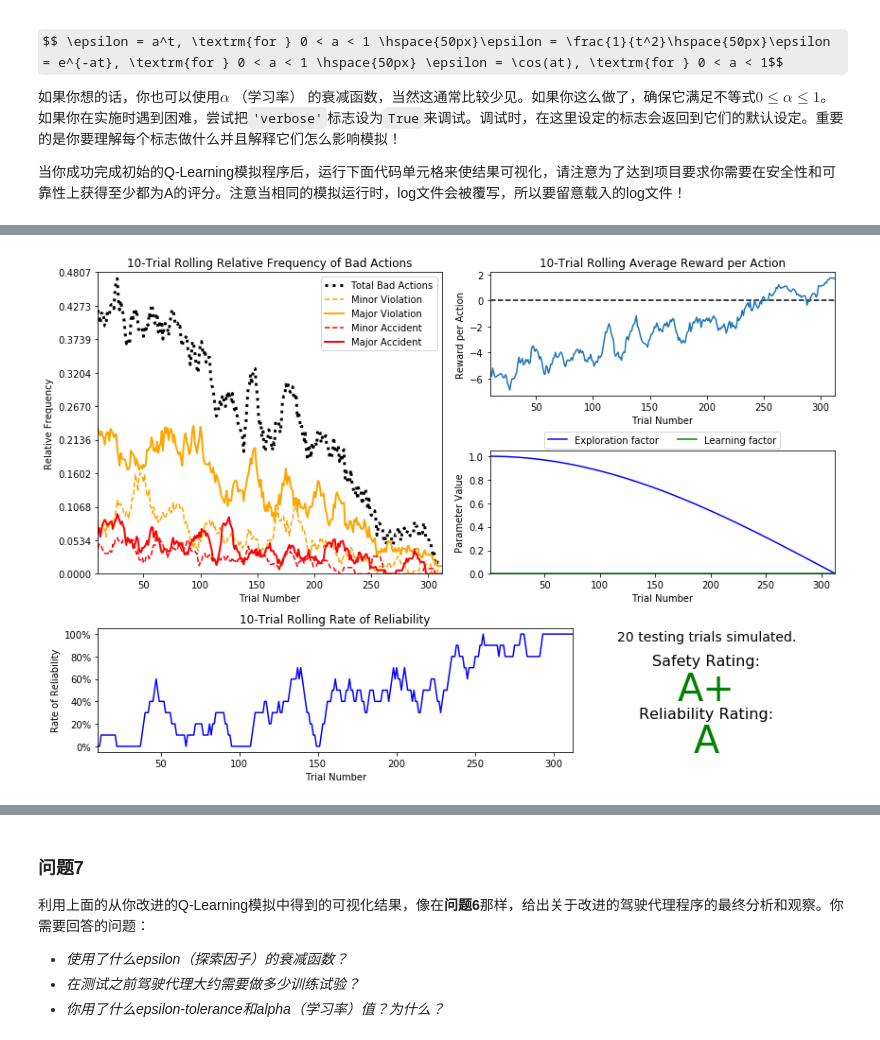
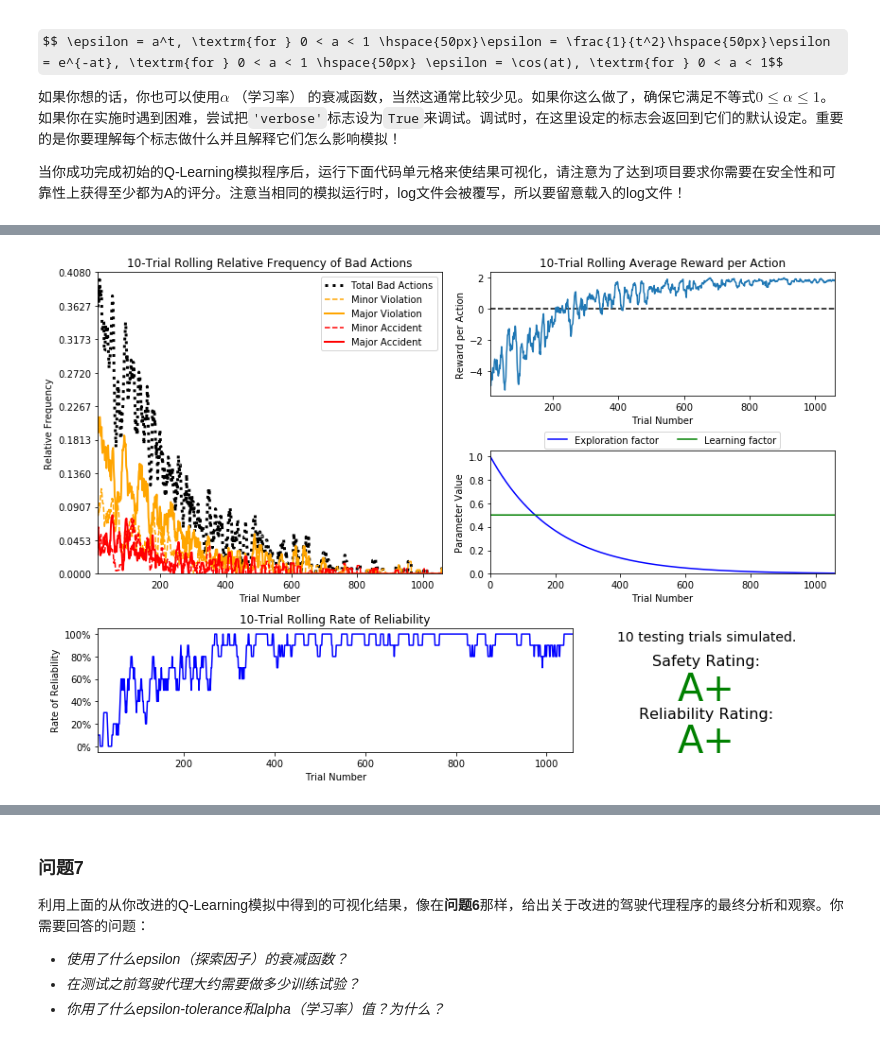
Before and after one commit to fountainhead-gq/smartcab, a Jupyter notebook: smartcab.ipynb, the cells around one changed output, grey strips where cells are left out. Saved outputs shown, nothing was run; the diff lists cells and outputs as text; code cells hidden in the pictures; some formulas as TeX source.

```diff
--- a/smartcab.ipynb
+++ b/smartcab.ipynb
@@ -275,6 +277,6 @@ vs.plot_trials('sim_improved-learning-exp0.001.csv')
 # %%
 # Load the 'sim_improved-learning' file from the improved Q-Learning simulation
-vs.plot_trials('sim_improved-learning-cos0.005.csv')
-# tolerance=0.001,alpha=0.005,cos(at)
+vs.plot_trials('sim_improved-learning.csv')
+# tolerance=0.005,alpha=0.5,a**t
 # %% [output]
-[figure, old version]
+[figure, new version]
```
Also changed, not shown: parts of 10 cells of this notebook, 12 other files.
